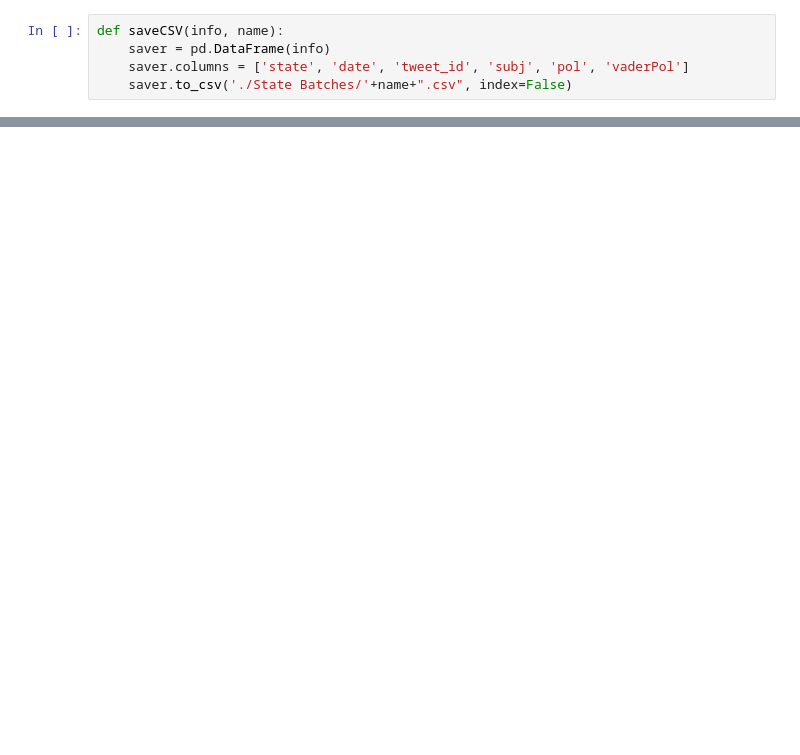
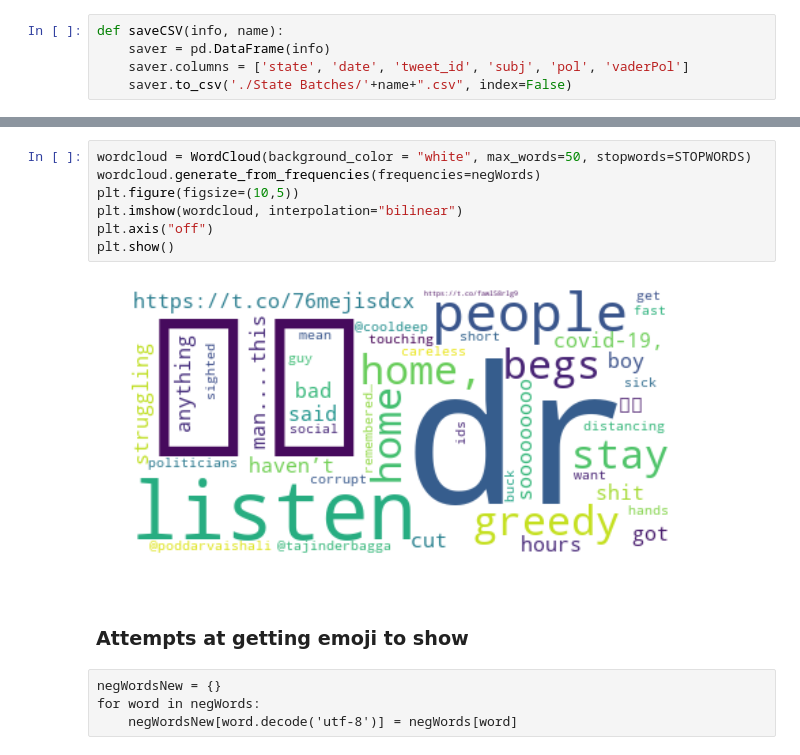
Before and after one commit to alvinzhu33/14.33, a Jupyter notebook: 14.33 Final Paper/Data/Data Processing/TwitterHydration.ipynb, the cells around one changed output, grey strips where cells are left out. Cells and saved outputs as stored; diff of their text form; blank space fills up the shorter version.

```diff
--- a/14.33 Final Paper/Data/Data Processing/TwitterHydration.ipynb
+++ b/14.33 Final Paper/Data/Data Processing/TwitterHydration.ipynb
@@ -116,0 +203,15 @@ for stateBatch in stateBatches.keys():
+# %%
+wordcloud = WordCloud(background_color = "white", max_words=50, stopwords=STOPWORDS)
+wordcloud.generate_from_frequencies(frequencies=negWords)
+plt.figure(figsize=(10,5))
+plt.imshow(wordcloud, interpolation="bilinear")
+plt.axis("off")
+plt.show()
+# %% [output]
+[figure, added]
+# %% [markdown]
+### Attempts at getting emoji to show
+# %% [raw]
+negWordsNew = {}
+for word in negWords:
+    negWordsNew[word.decode('utf-8')] = negWords[word]
```
Also changed, not shown: parts of 9 cells of this notebook, 11 other files.
